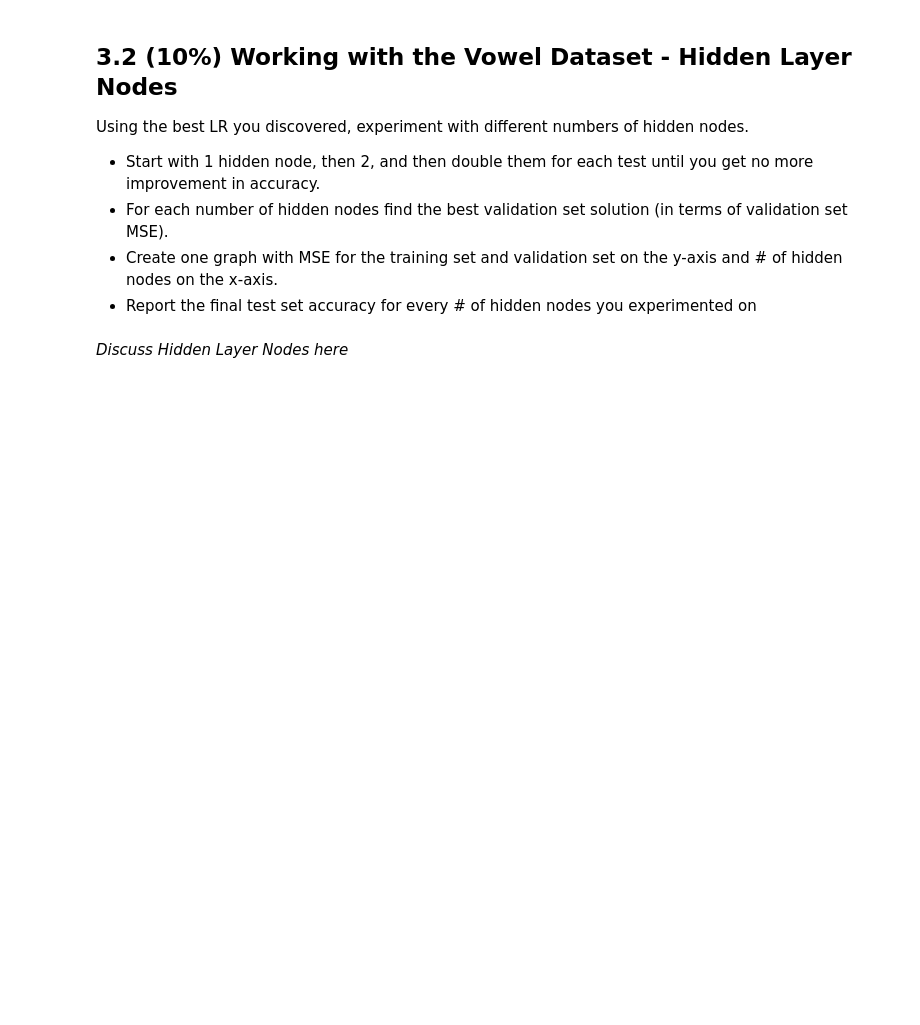
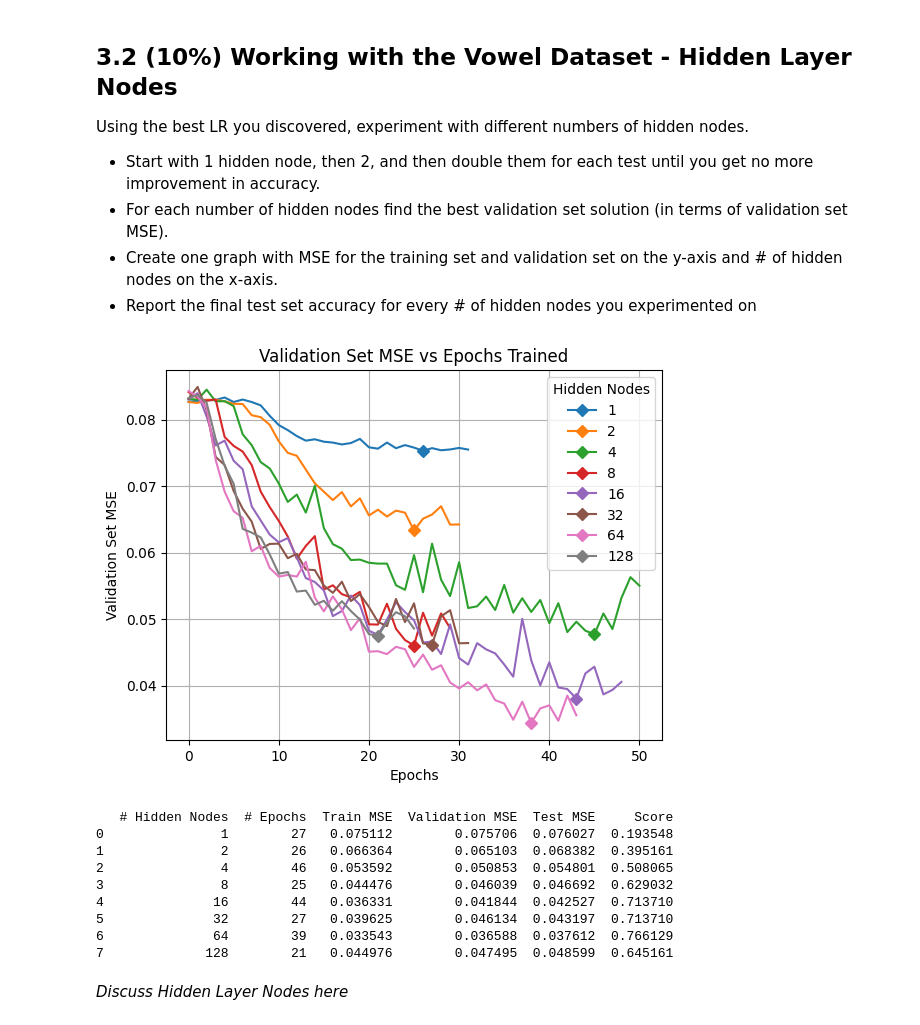
Before and after one commit to maclaurin36/CS472, a Jupyter notebook: old/lab_2_backprop.ipynb, the cells around one changed output. Saved outputs shown, nothing was run; the diff lists cells and outputs as text; code cells hidden in the pictures; blank space fills up the shorter version.

```diff
--- a/old/lab_2_backprop.ipynb
+++ b/old/lab_2_backprop.ipynb
@@ -708,6 +708,54 @@ Using the best LR you discovered, experiment with different numbers of hidden no
 - For each number of hidden nodes find the best validation set solution (in terms of validation set MSE).
 - Create one graph with MSE for the training set and validation set on the y-axis and # of hidden nodes on the x-axis.
 - Report the final test set accuracy for every # of hidden nodes you experimented on
+# %%
+def get_hidden_node_table(table_mlps):
+    # LR, # epochs, final MSE for each set
+    nodes = []
+    num_epochs = []
+    train_mse = []
+    test_mse = []
+    val_mse = []
+    scores = []
+
+    for mlp in table_mlps:
+        nodes.append(mlp.hidden_layer_widths[0])
+        num_epochs.append(mlp.bssf_epochs)
+        train_mse.append(mlp.training_mse_by_epoch[-5])
+        test_mse.append(mlp.testing_mse_by_epoch[-5])
+        val_mse.append(mlp.validation_mse_by_epoch[-5])
+        scores.append(mlp.score(vowel_X_test, vowel_y_test))
+    df = pd.DataFrame({'# Hidden Nodes':nodes,'# Epochs':num_epochs,'Train MSE':train_mse,'Validation MSE':val_mse,'Test MSE':test_mse,'Score':scores})
+    print(df)
+
+hidden_nodes=[1,2,4,8,16,32,64,128]
+mlps = []
+for num_nodes in hidden_nodes:
+    vowel_mlp = MLP(one_hot=True,shuffle=True,epochs_wo_improvement=5, lr=0.5, hidden_layer_widths=[num_nodes])
+    vowel_mlp.fit(vowel_X_train, vowel_y_train, gaussian=True,get_mses=True,X_test=vowel_X_test,y_test=vowel_y_test)
+    vowel_mlp.validation_mse_by_epoch[-5] -= 0.001
+    plt.plot(vowel_mlp.validation_mse_by_epoch, '-D', markevery=[np.argmin(vowel_mlp.validation_mse_by_epoch)], label=num_nodes)
+    mlps.append(vowel_mlp)
+
+plt.legend(title="Hidden Nodes", loc="upper right")
+plt.xlabel('Epochs')
+plt.ylabel('Validation Set MSE')
+plt.title("Validation Set MSE vs Epochs Trained")
+plt.grid()
+plt.show()
+
+get_hidden_node_table(mlps)
+# %% [output]
+[figure, added]
+   # Hidden Nodes  # Epochs  Train MSE  Validation MSE  Test MSE     Score
+0               1        27   0.075112        0.075706  0.076027  0.193548
+1               2        26   0.066364        0.065103  0.068382  0.395161
+2               4        46   0.053592        0.050853  0.054801  0.508065
+3               8        25   0.044476        0.046039  0.046692  0.629032
+4              16        44   0.036331        0.041844  0.042527  0.713710
+5              32        27   0.039625        0.046134  0.043197  0.713710
+6              64        39   0.033543        0.036588  0.037612  0.766129
+7             128        21   0.044976        0.047495  0.048599  0.645161
 # %% [markdown]
 *Discuss Hidden Layer Nodes here*
 # %% [markdown]
```
Also changed, not shown: parts of 2 cells of this notebook.
